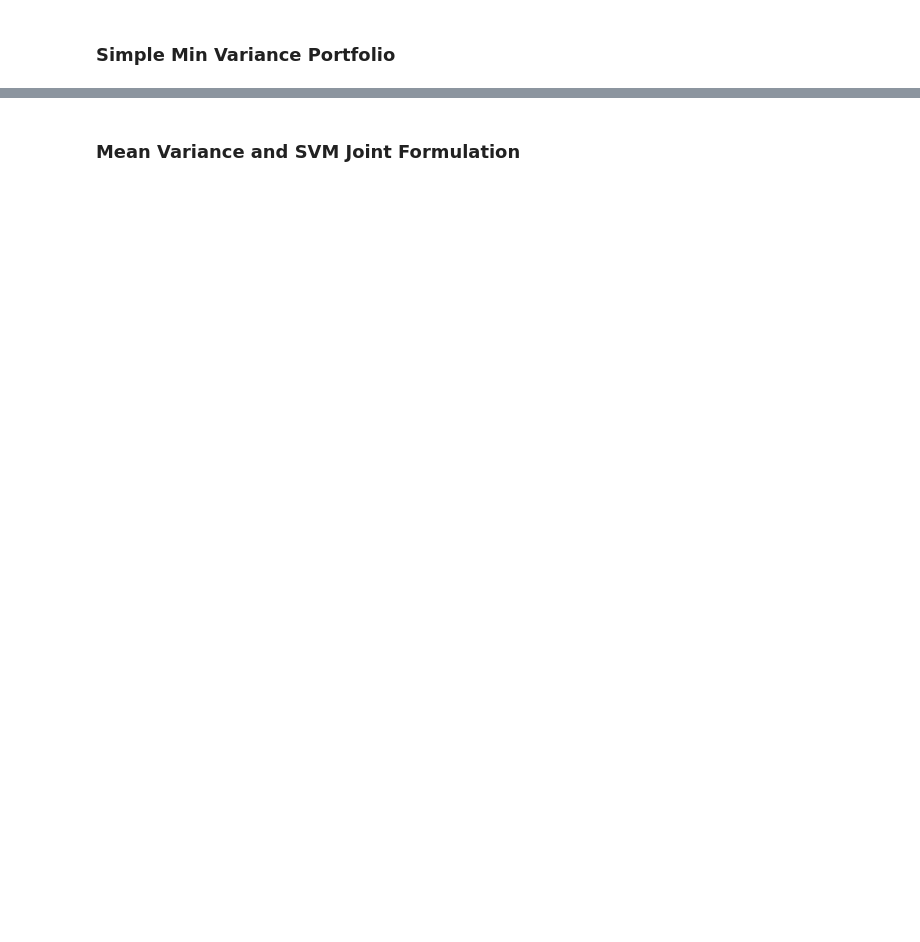
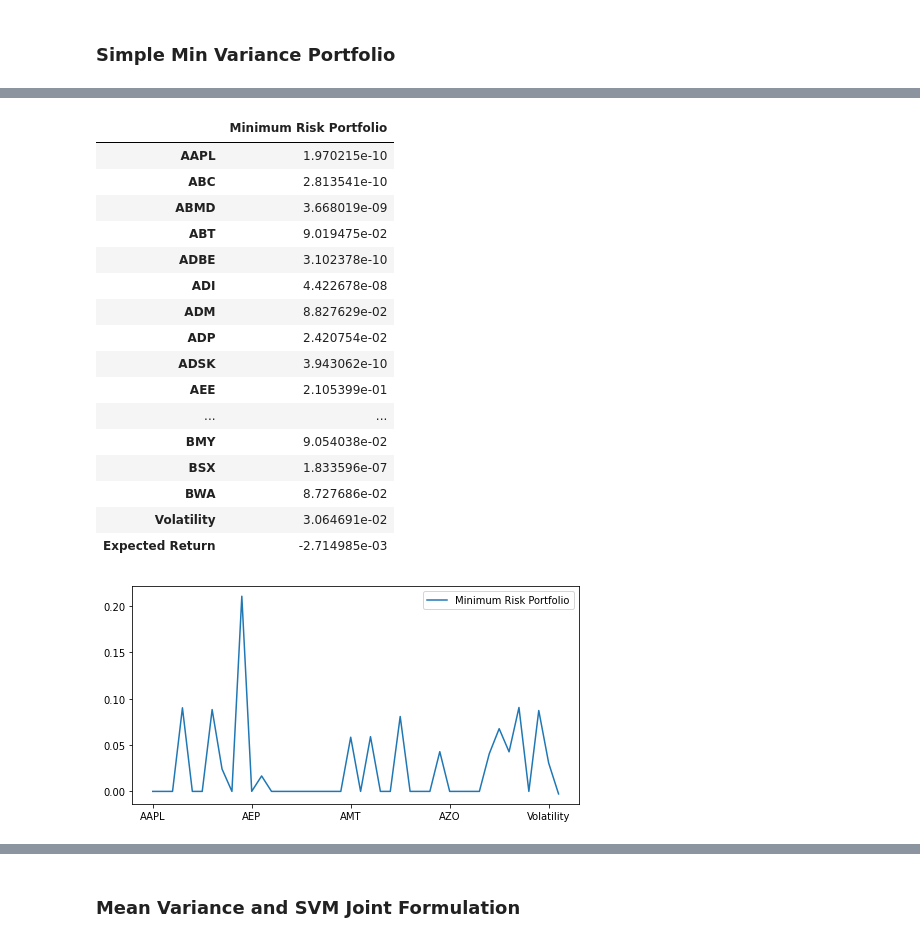
Before and after one commit to davidislip/SVM-and-MVO, a Jupyter notebook: Joint_Optimization.ipynb, the cells around one changed output, grey strips where cells are left out. Saved outputs shown, nothing was run; the diff lists cells and outputs as text; code cells hidden in the pictures; blank space fills up the shorter version.

```diff
--- a/Joint_Optimization.ipynb
+++ b/Joint_Optimization.ipynb
@@ -61,13 +68,12 @@ mth
 # %% [output]
 Timestamp('2000-07-01 00:00:00')
 # %%
-#this will be changed when I figure out the gurobi license (right now can only handle 200 quadratic variables)
 #preprocessing
 cov_, mean_ = forecasts[mth]
 N = 40
 cov = cov_[:N,:N]
 mean = mean_[:N,:]
-tics = rets.columns[:N]
+tics = list(rets.columns[:N])
 print("valid tickers:", tics)
 #get the wharton research data for the valid tickers for the month
 wrds_tics = wrds_svm[wrds_svm.index.get_level_values('tic').isin(tics)].xs(mth, level="MonthStart")
@@ -76,7 +82,7 @@ Y = wrds_tics.loc[:,"ROC1":"GRW8"] # Y matrix in formulation
 Y_ =  (Y - Y.mean(axis=0))/(Y.std(axis=0))
 Y_ = Y_.iloc[:,:]
 Y_['bias'] = 1
-Y_
+ret_constr = -1
 # %% [output]
 valid tickers: Index(['AAPL', 'ABC', 'ABMD', 'ABT', 'ADBE', 'ADI', 'ADM', 'ADP', 'ADSK',
        'AEE', 'AEP', 'AES', 'AJG', 'AKAM', 'ALB', 'ALK', 'AMAT', 'AMD', 'AME',
@@ -215,0 +209,4 @@ results
+# %%
+MVO = SVMMVO(tics, mean, cov, ret_constr, Y_, svm_constr = False) #define an instance of the class
+MVO.setModel() #set up the model
+MVO.optimize() #find optimal solution
@@ -215,0 +231,21 @@ results
+# %%
+MVO.get_results(fig_size=(8,4))
+# %% [output]
+|  | Minimum Risk Portfolio |
+| AAPL | 1.970215e-10 |
+| ABC | 2.813541e-10 |
+| ABMD | 3.668019e-09 |
+| ABT | 9.019475e-02 |
+| ADBE | 3.102378e-10 |
+| ADI | 4.422678e-08 |
+| ADM | 8.827629e-02 |
+| ADP | 2.420754e-02 |
+| ADSK | 3.943062e-10 |
+| AEE | 2.105399e-01 |
+| ... | ... |
+| BMY | 9.054038e-02 |
+| BSX | 1.833596e-07 |
+| BWA | 8.727686e-02 |
+| Volatility | 3.064691e-02 |
+| Expected Return | -2.714985e-03 |
+[figure, added]
```
Also changed, not shown: parts of 23 cells of this notebook.
